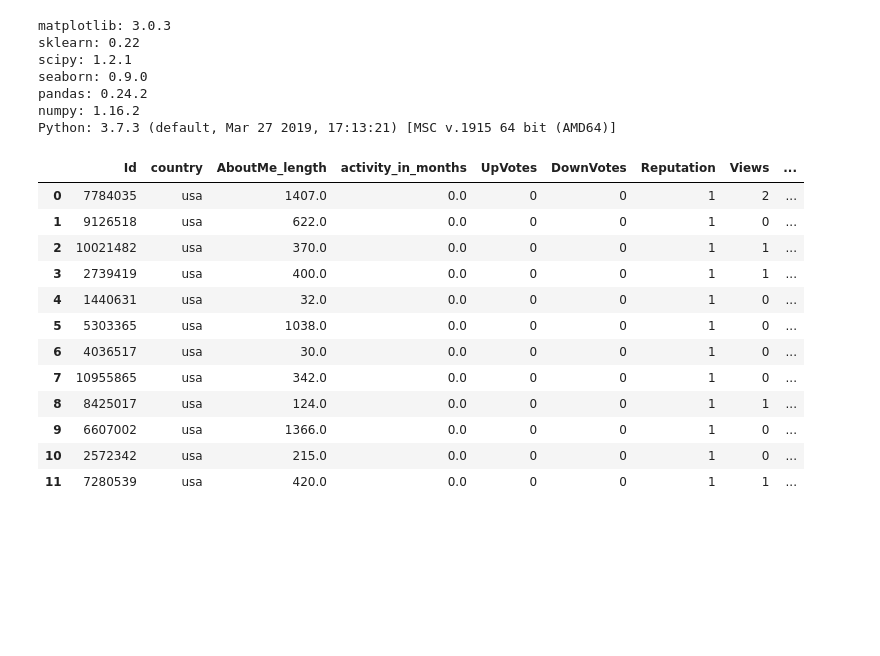
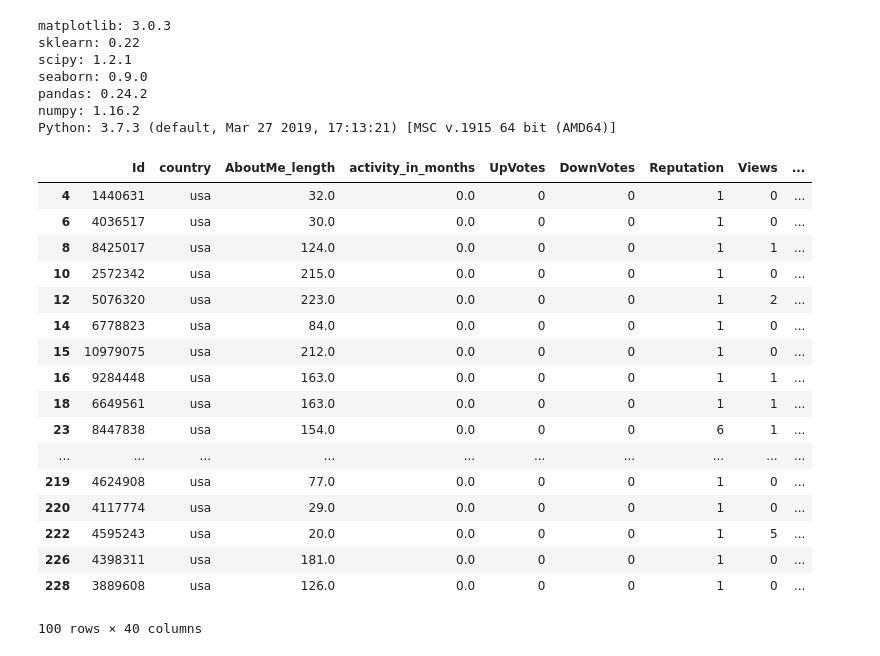
Before and after one commit to zolduoarrati/repos, a Jupyter notebook: Python/Jupyter/ML/classifications.ipynb, the cells around one changed output. Cells and saved outputs as stored; diff of their text form; code cells hidden in the pictures; blank space fills up the shorter version.

```diff
--- a/Python/Jupyter/ML/classifications.ipynb
+++ b/Python/Jupyter/ML/classifications.ipynb
@@ -62,21 +62,26 @@ pd.set_option('display.max_columns', None)
 pd.set_option('display.expand_frame_repr', False)
 pd.set_option('max_colwidth', -1)
 # %%
-df.head(12)
+df.head(100)
 # %% [output]
 |  | Id | country | AboutMe_length | activity_in_months | UpVotes | DownVotes | Reputation | Views | ... |
-| 0 | 7784035 | usa | 1407.0 | 0.0 | 0 | 0 | 1 | 2 | ... |
-| 1 | 9126518 | usa | 622.0 | 0.0 | 0 | 0 | 1 | 0 | ... |
-| 2 | 10021482 | usa | 370.0 | 0.0 | 0 | 0 | 1 | 1 | ... |
-| 3 | 2739419 | usa | 400.0 | 0.0 | 0 | 0 | 1 | 1 | ... |
 | 4 | 1440631 | usa | 32.0 | 0.0 | 0 | 0 | 1 | 0 | ... |
-| 5 | 5303365 | usa | 1038.0 | 0.0 | 0 | 0 | 1 | 0 | ... |
 | 6 | 4036517 | usa | 30.0 | 0.0 | 0 | 0 | 1 | 0 | ... |
-| 7 | 10955865 | usa | 342.0 | 0.0 | 0 | 0 | 1 | 0 | ... |
 | 8 | 8425017 | usa | 124.0 | 0.0 | 0 | 0 | 1 | 1 | ... |
-| 9 | 6607002 | usa | 1366.0 | 0.0 | 0 | 0 | 1 | 0 | ... |
 | 10 | 2572342 | usa | 215.0 | 0.0 | 0 | 0 | 1 | 0 | ... |
-| 11 | 7280539 | usa | 420.0 | 0.0 | 0 | 0 | 1 | 1 | ... |
+| 12 | 5076320 | usa | 223.0 | 0.0 | 0 | 0 | 1 | 2 | ... |
+| 14 | 6778823 | usa | 84.0 | 0.0 | 0 | 0 | 1 | 0 | ... |
+| 15 | 10979075 | usa | 212.0 | 0.0 | 0 | 0 | 1 | 0 | ... |
+| 16 | 9284448 | usa | 163.0 | 0.0 | 0 | 0 | 1 | 1 | ... |
+| 18 | 6649561 | usa | 163.0 | 0.0 | 0 | 0 | 1 | 1 | ... |
+| 23 | 8447838 | usa | 154.0 | 0.0 | 0 | 0 | 6 | 1 | ... |
+| ... | ... | ... | ... | ... | ... | ... | ... | ... | ... |
+| 219 | 4624908 | usa | 77.0 | 0.0 | 0 | 0 | 1 | 0 | ... |
+| 220 | 4117774 | usa | 29.0 | 0.0 | 0 | 0 | 1 | 0 | ... |
+| 222 | 4595243 | usa | 20.0 | 0.0 | 0 | 0 | 1 | 5 | ... |
+| 226 | 4398311 | usa | 181.0 | 0.0 | 0 | 0 | 1 | 0 | ... |
+| 228 | 3889608 | usa | 126.0 | 0.0 | 0 | 0 | 1 | 0 | ... |
+100 rows × 40 columns
 # %%
 Q1 = df.quantile(0.25)
 Q3 = df.quantile(0.75)
```
Also changed, not shown: parts of 3 cells of this notebook.
